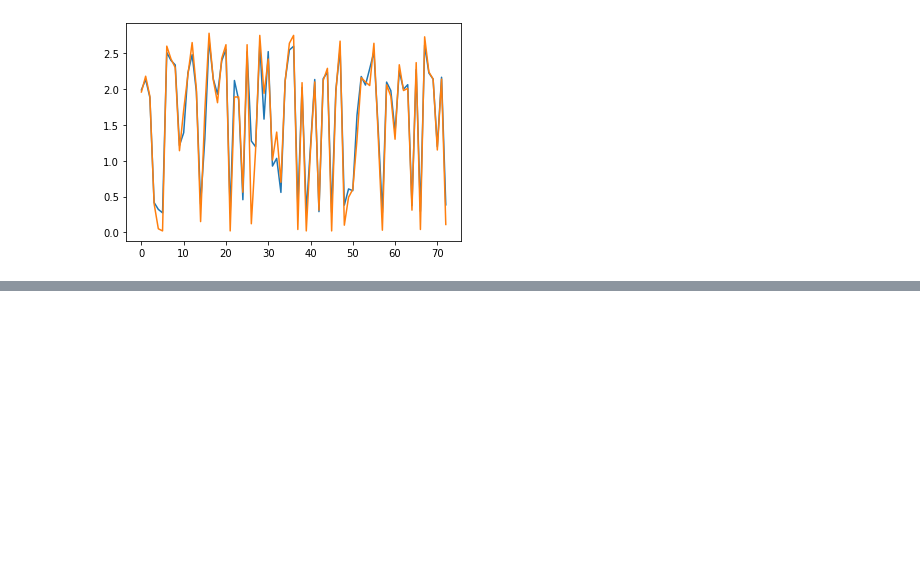
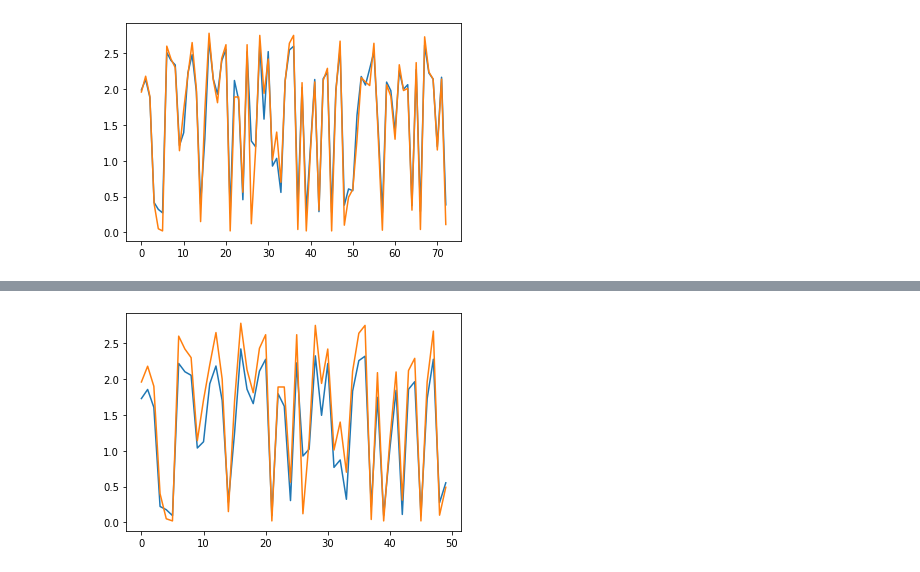
Before and after one commit to rakibhhridoy/Research, a Jupyter notebook: Turag/Python/Models.ipynb, the cells around one changed output, grey strips where cells are left out. Saved outputs shown, nothing was run; the diff lists cells and outputs as text; code cells hidden in the pictures; blank space fills up the shorter version.

```diff
--- a/Turag/Python/Models.ipynb
+++ b/Turag/Python/Models.ipynb
@@ -253,0 +338,3 @@ plot_predictions1(model1, x_test, y_test)
+# %%
+plot_test(model2, 50)
+# %% [output]
@@ -253,0 +342 @@ plot_predictions1(model1, x_test, y_test)
+[figure, added]
```
Also changed, not shown: parts of 12 cells of this notebook, 4 other files.
